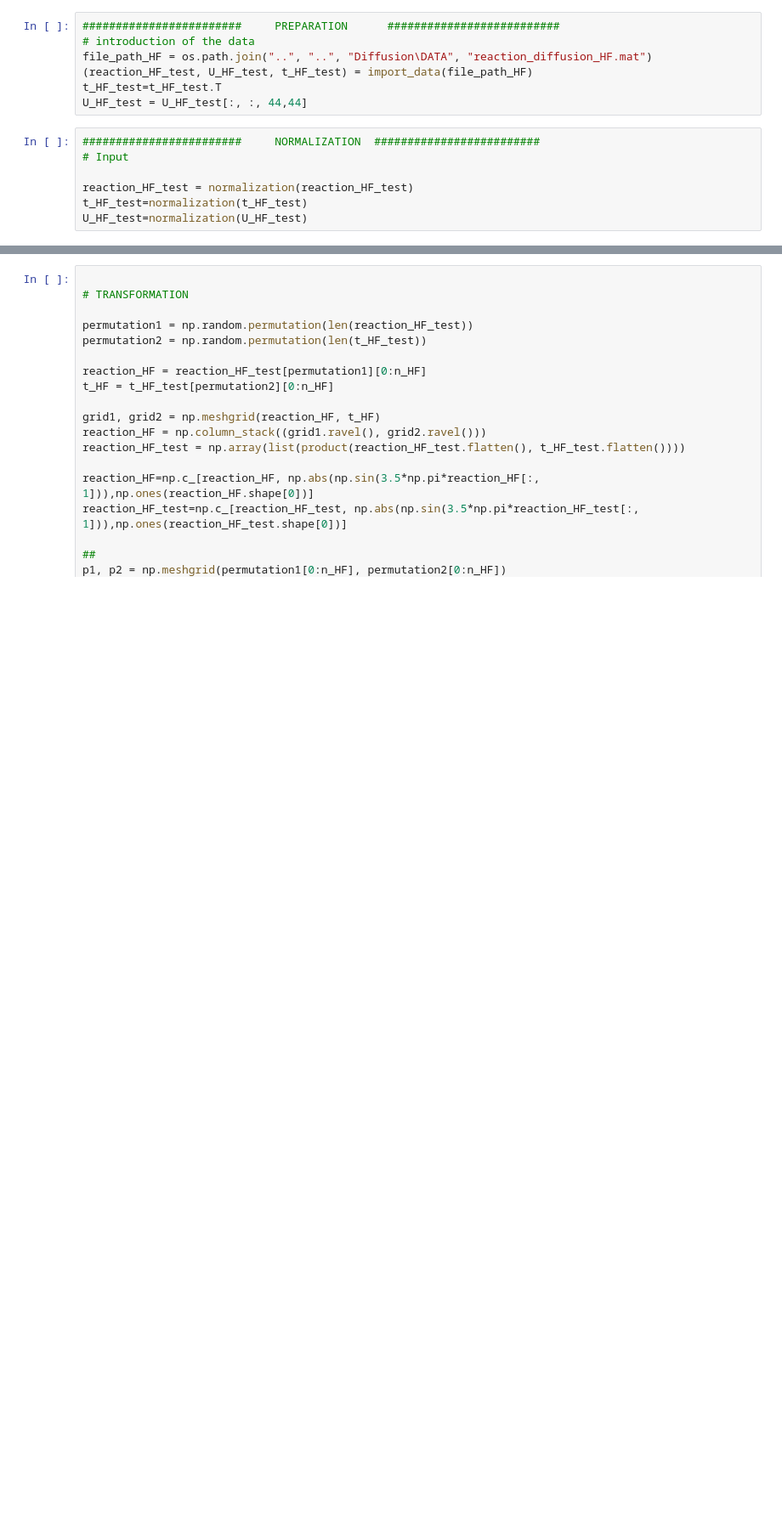
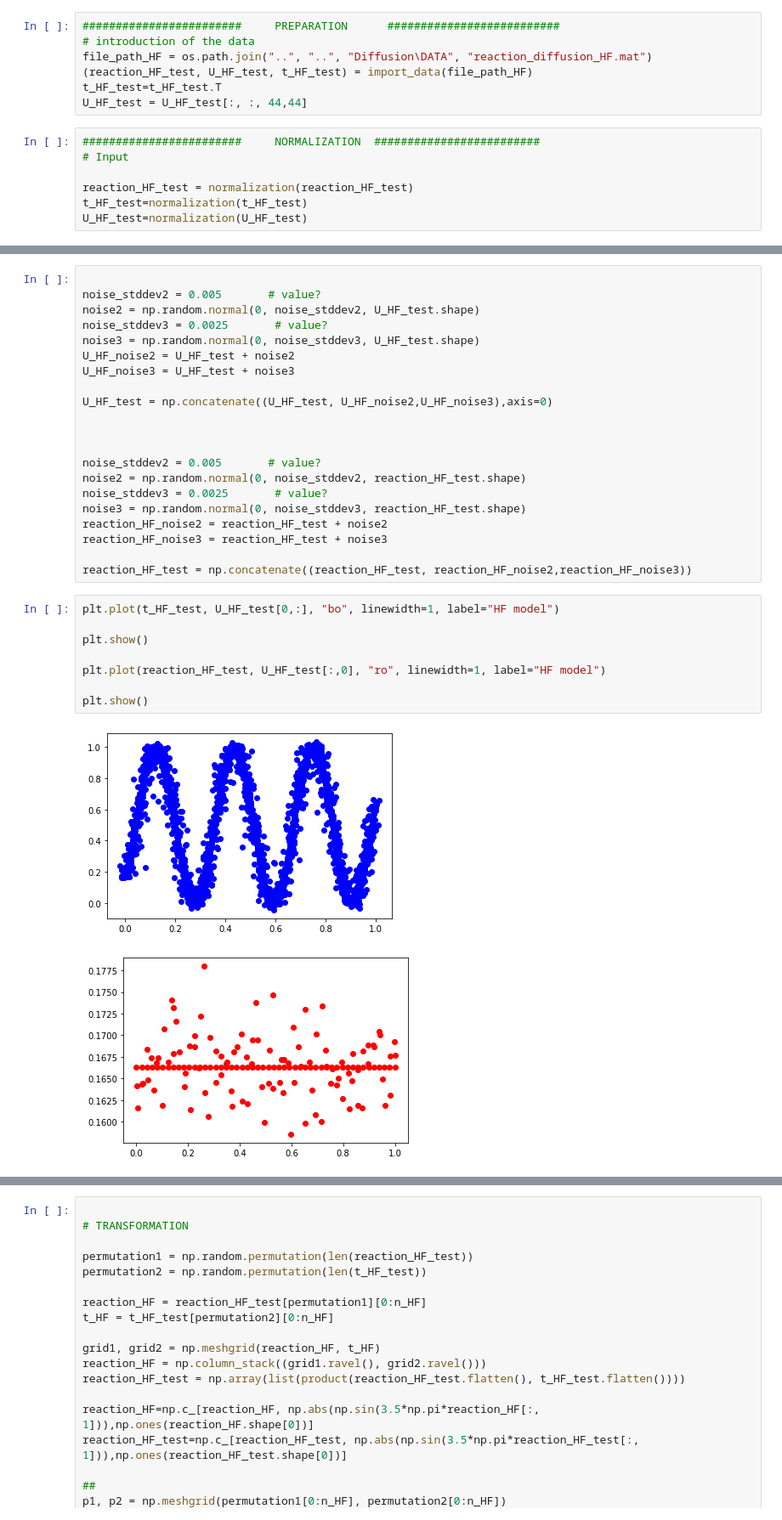
Before and after one commit to Jackmos/Multi-Fidelity-MCMC-methods, a Jupyter notebook: PACS_project2/Multiparameter_t/3_step_NN/3NN.ipynb, the cells around one changed output, grey strips where cells are left out. Shown at 85% size. Cells and saved outputs as stored; diff of their text form; blank space fills up the shorter version.

```diff
--- a/PACS_project2/Multiparameter_t/3_step_NN/3NN.ipynb
+++ b/PACS_project2/Multiparameter_t/3_step_NN/3NN.ipynb
@@ -65,3 +93,35 @@ U_HF_test=normalization(U_HF_test)
+# %%
+
+noise_stddev2 = 0.005       # value?
+noise2 = np.random.normal(0, noise_stddev2, U_HF_test.shape)
+noise_stddev3 = 0.0025       # value?
+noise3 = np.random.normal(0, noise_stddev3, U_HF_test.shape)
+U_HF_noise2 = U_HF_test + noise2
+U_HF_noise3 = U_HF_test + noise3
+
+U_HF_test = np.concatenate((U_HF_test, U_HF_noise2,U_HF_noise3),axis=0)
+
+
+
+noise_stddev2 = 0.005       # value?
+noise2 = np.random.normal(0, noise_stddev2, reaction_HF_test.shape)
+noise_stddev3 = 0.0025       # value?
+noise3 = np.random.normal(0, noise_stddev3, reaction_HF_test.shape)
+reaction_HF_noise2 = reaction_HF_test + noise2
+reaction_HF_noise3 = reaction_HF_test + noise3
+
+reaction_HF_test = np.concatenate((reaction_HF_test, reaction_HF_noise2,reaction_HF_noise3))
+# %%
+plt.plot(t_HF_test, U_HF_test[0,:], "bo", linewidth=1, label="HF model")
+
+plt.show()
+
+plt.plot(reaction_HF_test, U_HF_test[:,0], "ro", linewidth=1, label="HF model")
+
+plt.show()
+# %% [output]
+[figure, added]
+[figure, added]
 # %%
 #########################     TRAIN SET      ##########################
 NepoLF = 1000  # number of epochs for first NN: NN_LF
```
Also changed, not shown: parts of 4 cells of this notebook, 7 other files.
